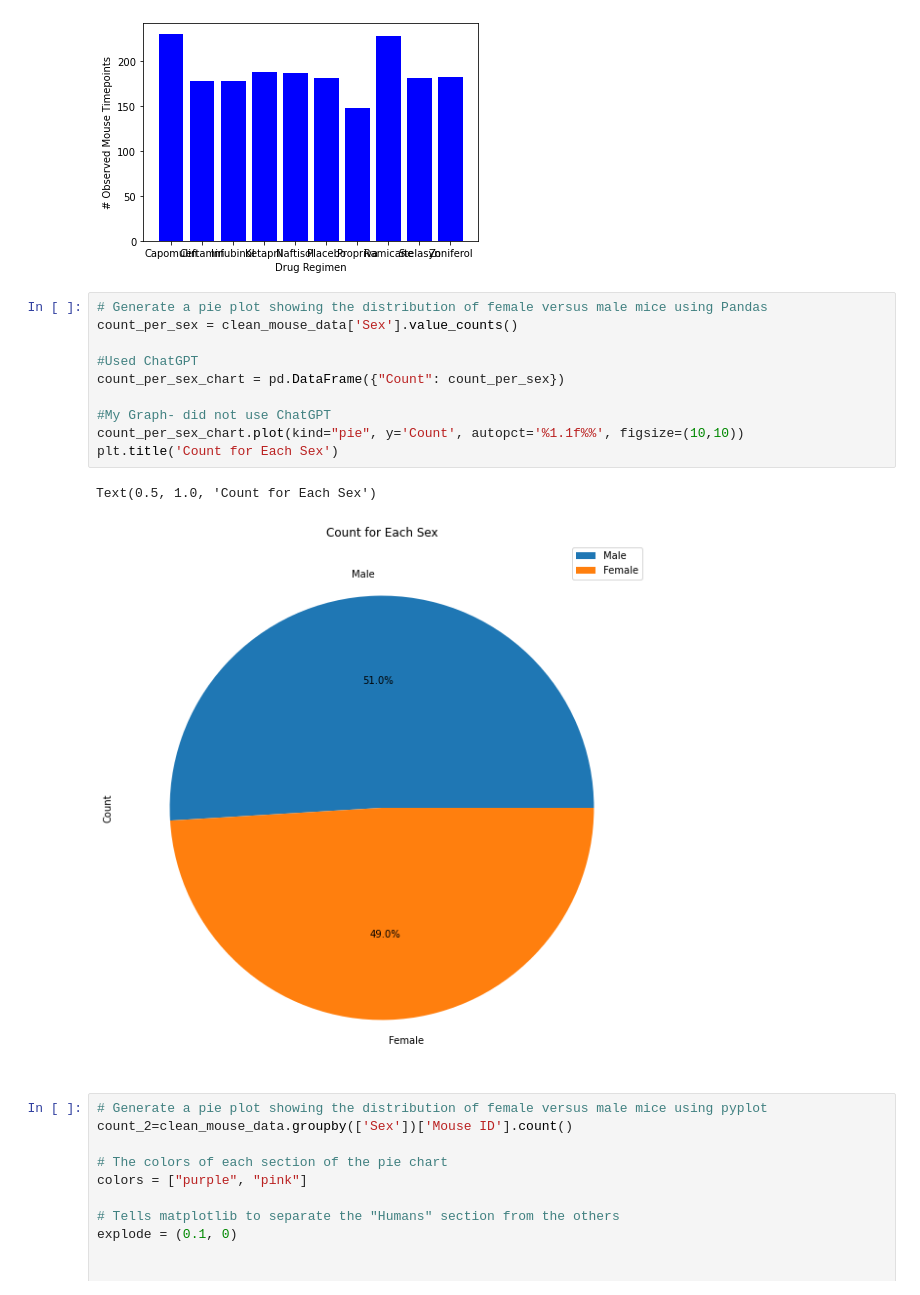
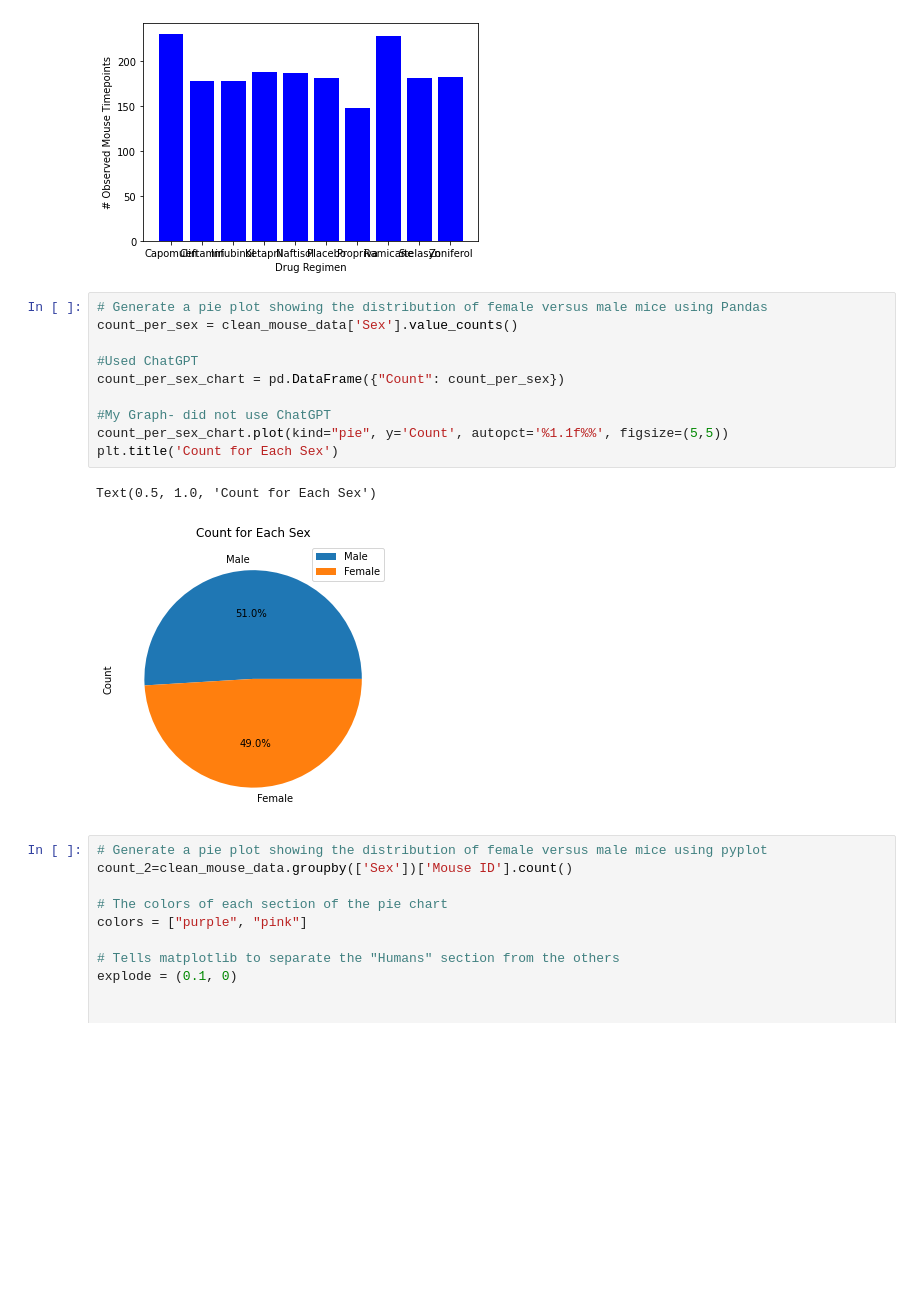
Before and after one commit to anisha-kishore/Module-5, a Jupyter notebook: Kishore Module 5.ipynb, the cells around one changed output. Cells and saved outputs as stored; diff of their text form; blank space fills up the shorter version.

```diff
--- a/Kishore Module 5.ipynb
+++ b/Kishore Module 5.ipynb
@@ -122,16 +123,16 @@ Text(0, 0.5, '# Observed Mouse Timepoints')
 # %%
 # Generate a pie plot showing the distribution of female versus male mice using Pandas
 count_per_sex = clean_mouse_data['Sex'].value_counts()
 
 #Used ChatGPT
 count_per_sex_chart = pd.DataFrame({"Count": count_per_sex})
 
 #My Graph- did not use ChatGPT
-count_per_sex_chart.plot(kind="pie", y='Count', autopct='%1.1f%%', figsize=(10,10))
+count_per_sex_chart.plot(kind="pie", y='Count', autopct='%1.1f%%', figsize=(5,5))
 plt.title('Count for Each Sex')
 # %% [output]
 Text(0.5, 1.0, 'Count for Each Sex')
-[figure, old version]
+[figure, new version]
 # %%
 # Generate a pie plot showing the distribution of female versus male mice using pyplot
 count_2=clean_mouse_data.groupby(['Sex'])['Mouse ID'].count()
```
Also changed, not shown: parts of 9 cells of this notebook.
